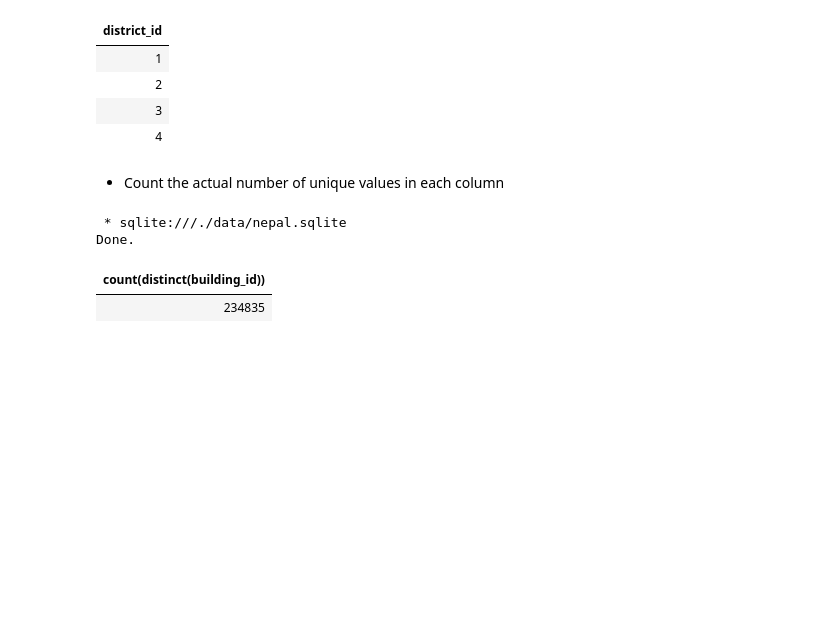
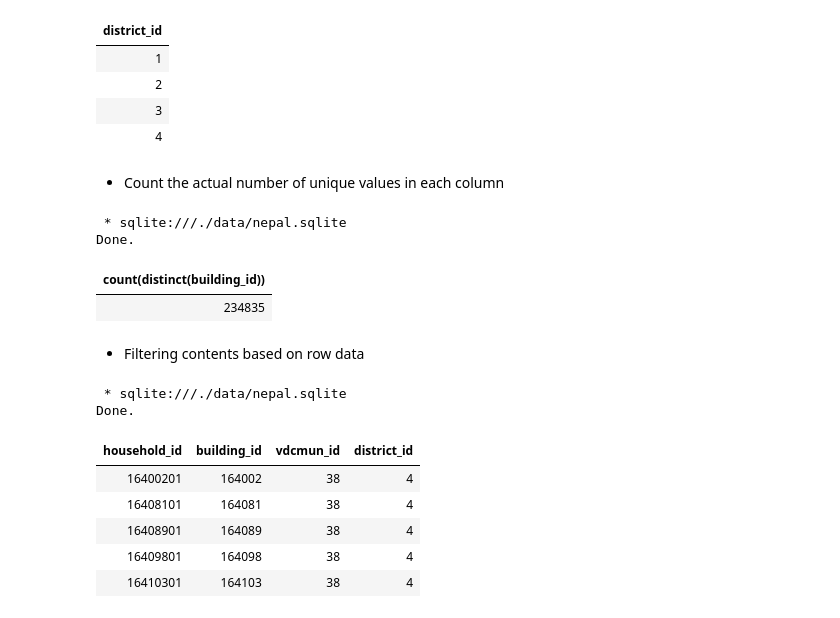
Before and after one commit to tech-ml-quant-luv/Applied_data_science_lab_worldquant, a Jupyter notebook: Project 4 - Earthquake damage in Nepal/041-sqlite.ipynb, the cells around one changed output. Drawn from its saved outputs; the diff is of its cells as text; code cells hidden in the pictures; blank space fills up the shorter version.

```diff
--- a/Project 4 - Earthquake damage in Nepal/041-sqlite.ipynb
+++ b/Project 4 - Earthquake damage in Nepal/041-sqlite.ipynb
@@ -97,3 +97,20 @@ FROM id_map
 Done.
 | count(distinct(building_id)) |
 | 234835 |
+# %% [markdown]
+- Filtering contents based on row data
+# %%
+%%sql
+SELECT *
+FROM id_map
+WHERE district_id = 4
+LIMIT 5
+# %% [output]
+ * sqlite:///./data/nepal.sqlite
+Done.
+| household_id | building_id | vdcmun_id | district_id |
+| 16400201 | 164002 | 38 | 4 |
+| 16408101 | 164081 | 38 | 4 |
+| 16408901 | 164089 | 38 | 4 |
+| 16409801 | 164098 | 38 | 4 |
+| 16410301 | 164103 | 38 | 4 |
```
Also changed, not shown: parts of 10 cells of this notebook.
